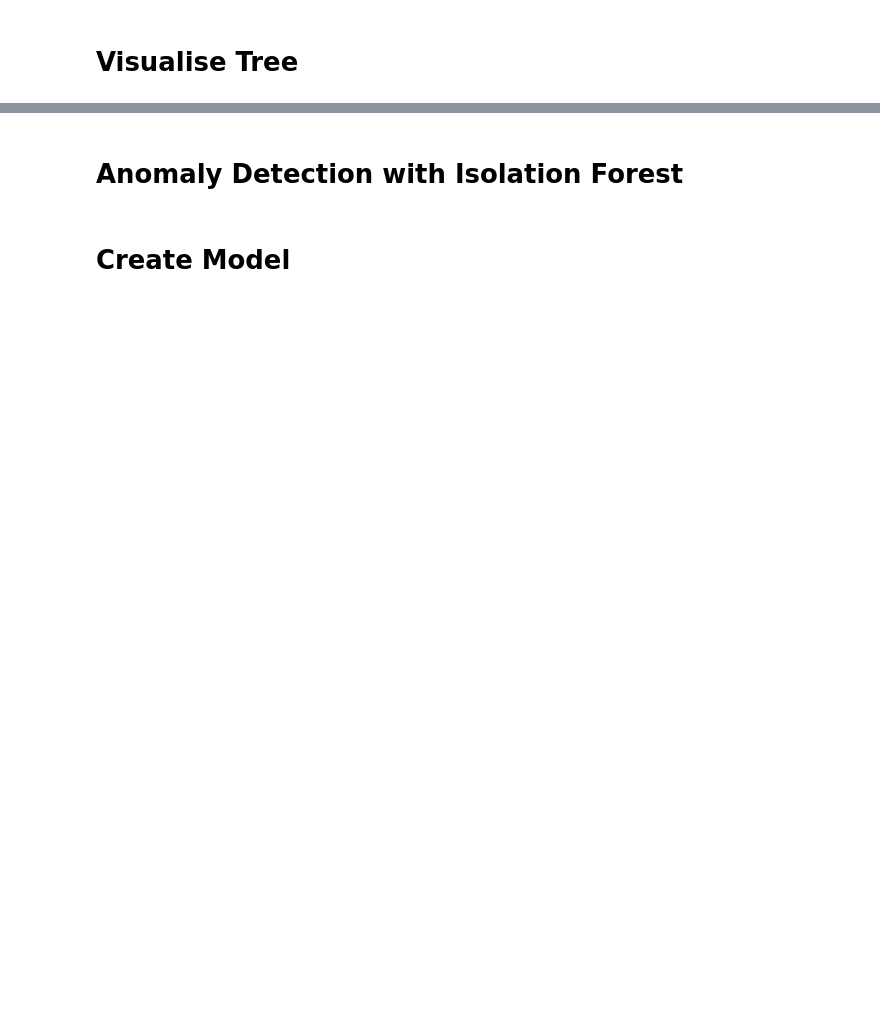
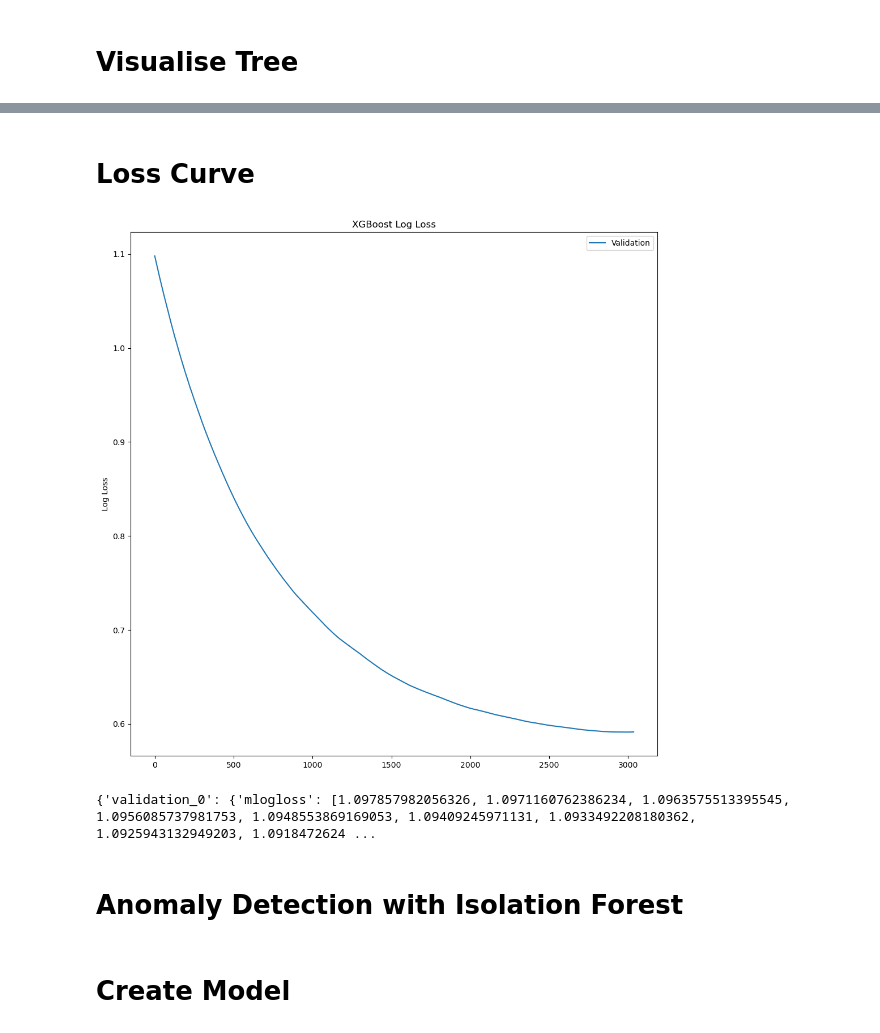
Before and after one commit to TheonlyLB/CZ1115-Project, a Jupyter notebook: CZ1115 Project.ipynb, the cells around one changed output, grey strips where cells are left out. Saved outputs shown, nothing was run; the diff lists cells and outputs as text; code cells hidden in the pictures; blank space fills up the shorter version.

```diff
--- a/CZ1115 Project.ipynb
+++ b/CZ1115 Project.ipynb
@@ -707,3 +923,25 @@ plt.savefig('XGB_tree_3.png', dpi = 4800)
+# %% [markdown]
+# **Loss Curve**
+# %%
+from matplotlib import pyplot
+
+results = model.evals_result()
+epochs = len(results["validation_0"]["mlogloss"])
+x_axis = range(0, epochs)
+
+# plot log loss
+fig, ax = pyplot.subplots(figsize=(12,12))
+ax.plot(x_axis, results["validation_0"]["mlogloss"], label="Validation")
+ax.legend()
+pyplot.ylabel("Log Loss")
+pyplot.title("XGBoost Log Loss")
+pyplot.show()
+# %% [output]
+[figure, added]
+# %%
+print(results)
+# %% [output]
+{'validation_0': {'mlogloss': [1.097857982056326, 1.0971160762386234, 1.0963575513395545, 1.0956085737981753, 1.0948553869169053, 1.09409245971131, 1.0933492208180362, 1.0925943132949203, 1.0918472624 ...
 # %% [markdown]
 # **Anomaly Detection with Isolation Forest**
 # %%
```
Also changed, not shown: parts of 24 cells of this notebook.
